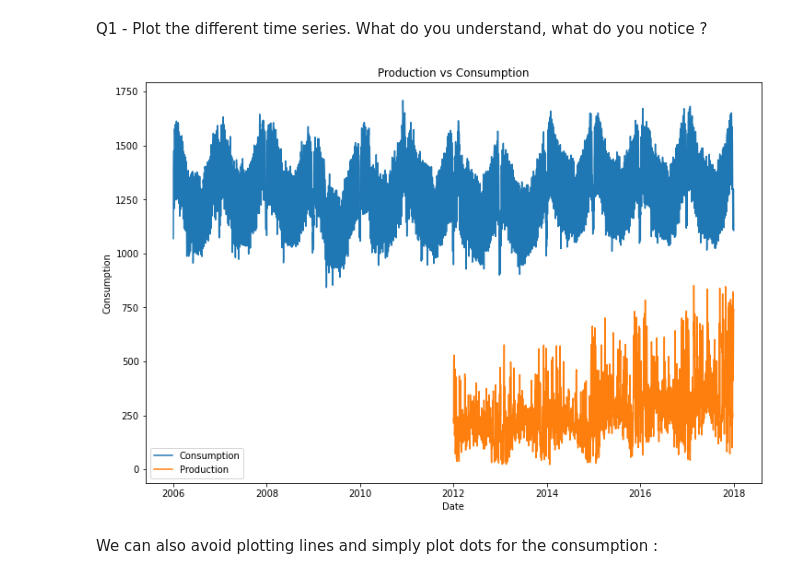
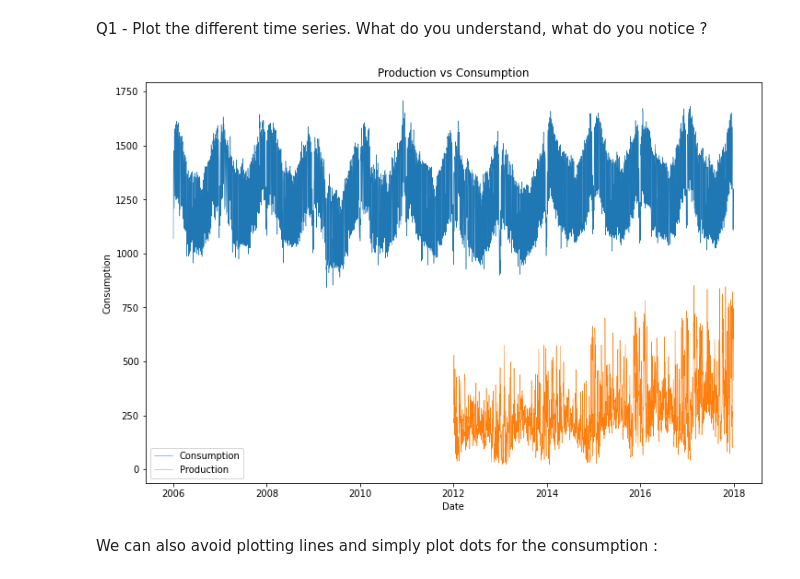
Before and after one commit to bendel2704/3030ICT-Data-analytics, a Jupyter notebook: workshop4/Electricity-Consumption-Exploration(1)-completed.ipynb, the cells around one changed output. Drawn from its saved outputs; the diff is of its cells as text; code cells hidden in the pictures.

```diff
--- a/workshop4/Electricity-Consumption-Exploration(1)-completed.ipynb
+++ b/workshop4/Electricity-Consumption-Exploration(1)-completed.ipynb
@@ -70,13 +72,13 @@ dtype: object
 Q1 - Plot the different time series. What do you understand, what do you notice ?
 # %%
 plt.figure(figsize=(12,8))
-sns.lineplot(x='Date', y='Consumption', data=df)
-sns.lineplot(x='Date', y='Wind+Solar', data=df)
+sns.lineplot(x='Date', y='Consumption', data=df,linewidth = 0.5)
+sns.lineplot(x='Date', y='Wind+Solar', data=df,linewidth = 0.5)
 plt.legend(labels=['Consumption','Production'])
 plt.title('Production vs Consumption')
 plt.show()
 # %% [output]
-[figure, old version]
+[figure, new version]
 # %% [markdown]
 We can also avoid plotting lines and simply plot dots for the consumption :
 # %%
```
Also changed, not shown: parts of 29 cells of this notebook, 1 other file.
